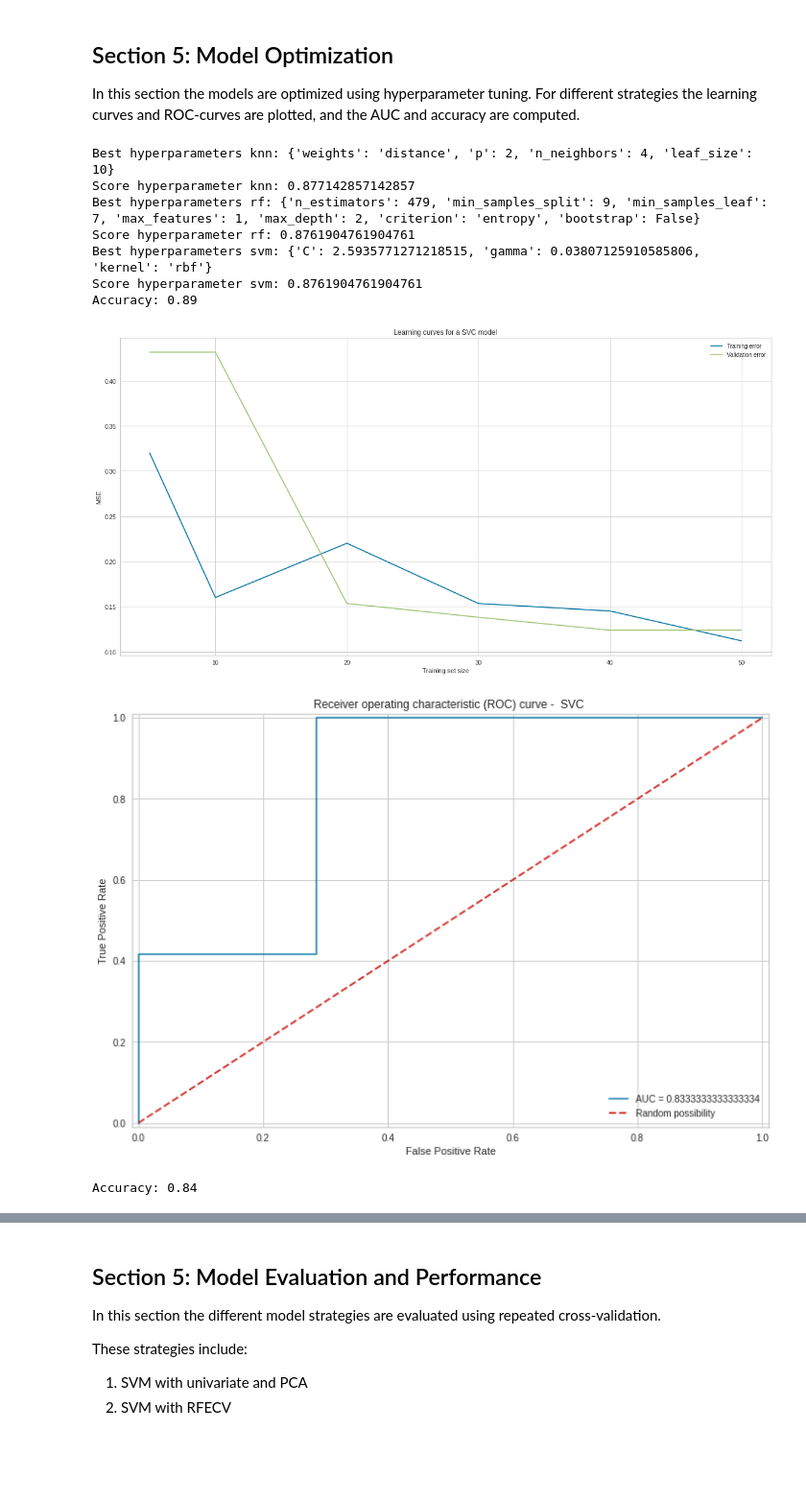
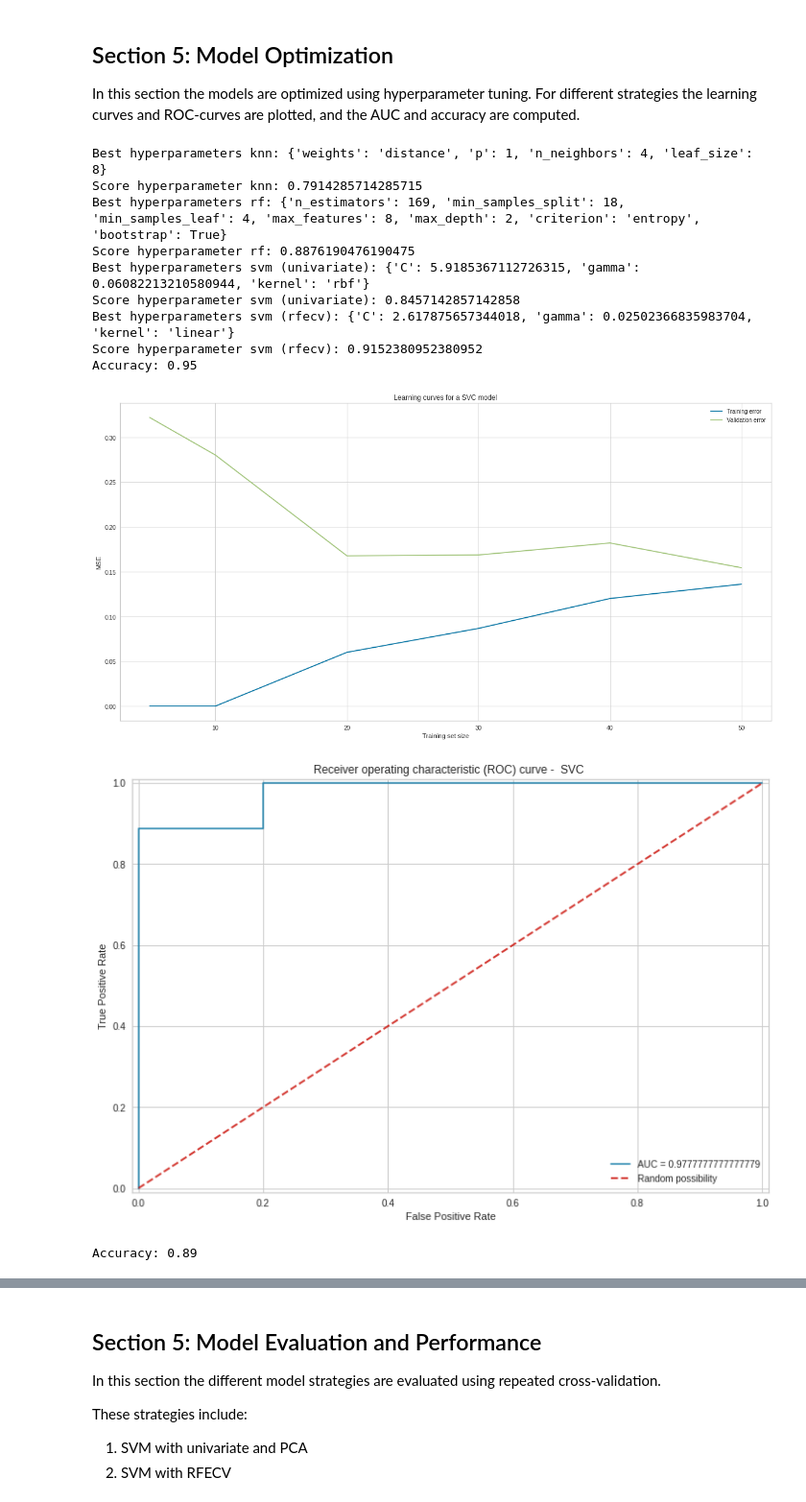
Before and after one commit to i-moes/TM10007_PROJECT, a Jupyter notebook: Final_Project.ipynb, the cells around one changed output, grey strips where cells are left out. Shown at 96% size. Saved outputs shown, nothing was run; the diff lists cells and outputs as text; code cells hidden in the pictures; blank space fills up the shorter version.

```diff
--- a/Final_Project.ipynb
+++ b/Final_Project.ipynb
@@ -921,44 +921,62 @@ grid_param_rf_random = {'max_depth': list(range(20)), 'min_samples_leaf': list(r
 grid_param_knn_random = {'n_neighbors': list(range(5)), 'weights':['uniform','distance'],
                          'leaf_size':list(range(50)), 'p': [1,2]}
 
 #Obtain best parameters:
 hyperparameters_knn, score_knn = hyperparameter_training(KNeighborsClassifier(),grid_param_knn_random, x_train_uni, y_train)
 print(f'Best hyperparameters knn: {hyperparameters_knn}')
 print(f'Score hyperparameter knn: {score_knn}')
 
 hyperparameters_rf, score_rf = hyperparameter_training(RandomForestClassifier(),grid_param_rf_random, x_train_uni, y_train)
 print(f'Best hyperparameters rf: {hyperparameters_rf}')
 print(f'Score hyperparameter rf: {score_rf}')
 
 hyperparameters_svm, score_svm = hyperparameter_training(SVC(),grid_param_svm_random, x_train_uni, y_train)
-print(f'Best hyperparameters svm: {hyperparameters_svm}')
-print(f'Score hyperparameter svm: {score_svm}')
+print(f'Best hyperparameters svm (univariate): {hyperparameters_svm}')
+print(f'Score hyperparameter svm (univariate): {score_svm}')
+
+hyperparameters_svm_rfecv, score_svm_rfecv = hyperparameter_training(SVC(),grid_param_svm_random, x_train_rfecv, y_train)
+print(f'Best hyperparameters svm (rfecv): {hyperparameters_svm_rfecv}')
+print(f'Score hyperparameter svm (rfecv): {score_svm_rfecv}')
+
 
 # Train new model with found hyperparameters
-model_svm=svm.SVC(**hyperparameters_svm, probability=True)
+model_svm=SVC(**hyperparameters_svm, probability=True)
 model_svm.fit(x_train_uni, y_train)
 
 model_rf=RandomForestClassifier(**hyperparameters_rf)
 model_rf.fit(x_train_uni, y_train)
 
 model_knn=KNeighborsClassifier(**hyperparameters_knn)
 model_knn.fit(x_train_uni, y_train)
 
+model_svm_rfecv=SVC(**hyperparameters_svm_rfecv, probability=True)
+model_svm_rfecv.fit(x_train_rfecv, y_train)
+
+
 #Learning curves
 train_sizes = [5, 10, 20, 30, 40, 50]
 
 for model in [model_svm, model_rf, model_knn, model_lda_uni]:
-
     learning_curves(model, x_train_uni, y_train, train_sizes, 5)
     roc_acc(x_val_uni, y_val, model)
+
+for i, model in enumerate([model_lda_lasso, model_svm_rfecv]):
+  if i == 0:
+    learning_curves(model, x_train_l1, y_train, train_sizes, 5)
+    roc_acc(x_val_l1, y_val, model)
+  else:
+    learning_curves(model, x_train_rfecv, y_train, train_sizes, 5)
+    roc_acc(x_val_rfecv, y_val, model)
 # %% [output]
-Best hyperparameters knn: {'weights': 'distance', 'p': 2, 'n_neighbors': 4, 'leaf_size': 10}
-Score hyperparameter knn: 0.877142857142857
-Best hyperparameters rf: {'n_estimators': 479, 'min_samples_split': 9, 'min_samples_leaf': 7, 'max_features': 1, 'max_depth': 2, 'criterion': 'entropy', 'bootstrap': False}
-Score hyperparameter rf: 0.8761904761904761
-Best hyperparameters svm: {'C': 2.5935771271218515, 'gamma': 0.03807125910585806, 'kernel': 'rbf'}
-Score hyperparameter svm: 0.8761904761904761
-Accuracy: 0.89
+Best hyperparameters knn: {'weights': 'distance', 'p': 1, 'n_neighbors': 4, 'leaf_size': 8}
+Score hyperparameter knn: 0.7914285714285715
+Best hyperparameters rf: {'n_estimators': 169, 'min_samples_split': 18, 'min_samples_leaf': 4, 'max_features': 8, 'max_depth': 2, 'criterion': 'entropy', 'bootstrap': True}
+Score hyperparameter rf: 0.8876190476190475
+Best hyperparameters svm (univariate): {'C': 5.9185367112726315, 'gamma': 0.06082213210580944, 'kernel': 'rbf'}
+Score hyperparameter svm (univariate): 0.8457142857142858
+Best hyperparameters svm (rfecv): {'C': 2.617875657344018, 'gamma': 0.02502366835983704, 'kernel': 'linear'}
+Score hyperparameter svm (rfecv): 0.9152380952380952
+Accuracy: 0.95
-[figure, old version]
+[figure, new version]
-[figure, old version]
+[figure, new version]
-Accuracy: 0.84
+Accuracy: 0.89
```
Also changed, not shown: parts of 4 cells of this notebook.
